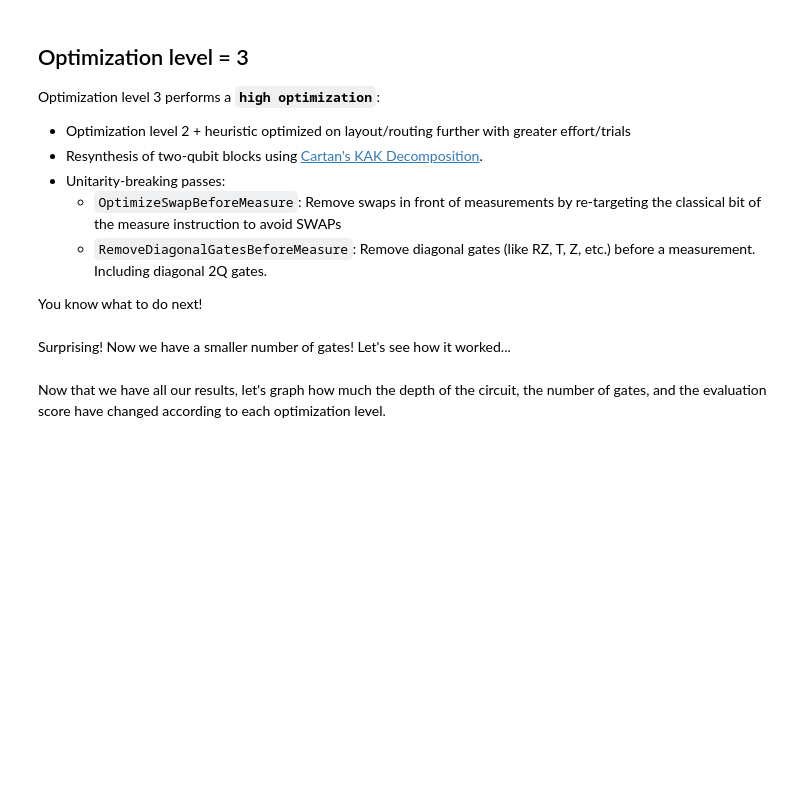
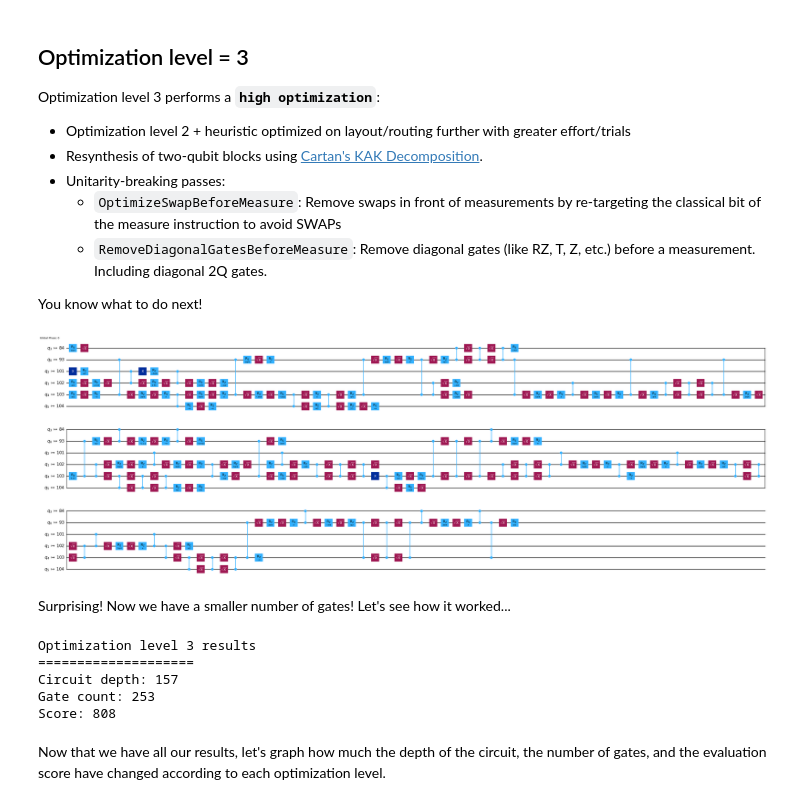
Before and after one commit to mkashani-phd/Qiskit_workshop, a Jupyter notebook: coding challenge/QFF_Graded_Notebook_3.ipynb, the cells around one changed output. Cells and saved outputs as stored; diff of their text form; code cells hidden in the pictures; blank space fills up the shorter version.

```diff
--- a/coding challenge/QFF_Graded_Notebook_3.ipynb
+++ b/coding challenge/QFF_Graded_Notebook_3.ipynb
@@ -493,20 +501,22 @@ Optimization level 3 performs a **`high optimization`**:
 
 You know what to do next!
 # %%
-pm_lv3 =### your code here ###
+pm_lv3 =  generate_preset_pass_manager(backend=backend,optimization_level=3, seed_transpiler=seed)
 
-tr_lv3 =### your code here ###
+tr_lv3 = pm_lv3.run(qc)
 
 # uncomment to draw circuit
-#tr_lv3.draw('mpl', idle_wires=False, fold=60)
+tr_lv3.draw('mpl', idle_wires=False, fold=60)
+# %% [output]
+[figure, added]
 # %% [markdown]
 Surprising! Now we have a smaller number of gates! Let's see how it worked...
 # %%
 ### Your code here ###
 
-circuit_depths['opt_lv_3'] =
-gate_counts['opt_lv_3'] =
-scores['opt_lv_3'] =
+circuit_depths['opt_lv_3'] = tr_lv3.depth()
+gate_counts['opt_lv_3'] =  tr_lv3.size()
+scores['opt_lv_3'] = scoring(tr_lv3, backend)
 
 ### Don't change code after this line ###
 
@@ -515,6 +525,12 @@ print("====================")
 print("Circuit depth:", circuit_depths['opt_lv_3'])
 print("Gate count:", gate_counts['opt_lv_3'])
 print("Score:", scores['opt_lv_3'])
+# %% [output]
+Optimization level 3 results
+====================
+Circuit depth: 157
+Gate count: 253
+Score: 808
 # %% [markdown]
 Now that we have all our results, let's graph how much the depth of the circuit, the number of gates, and the evaluation score have changed according to each optimization level.
 # %%
```
Also changed, not shown: parts of 21 cells of this notebook.
